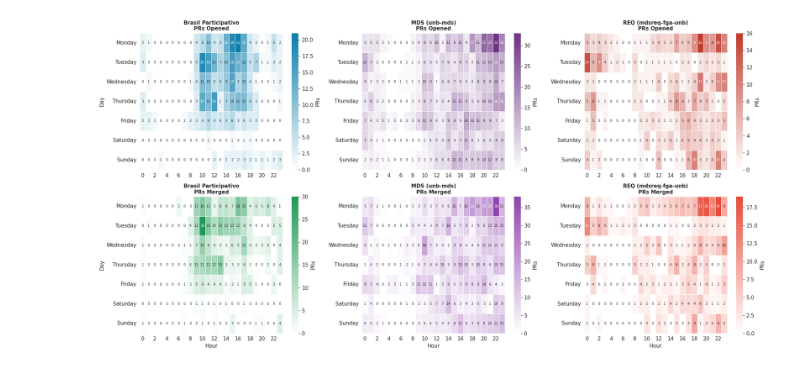
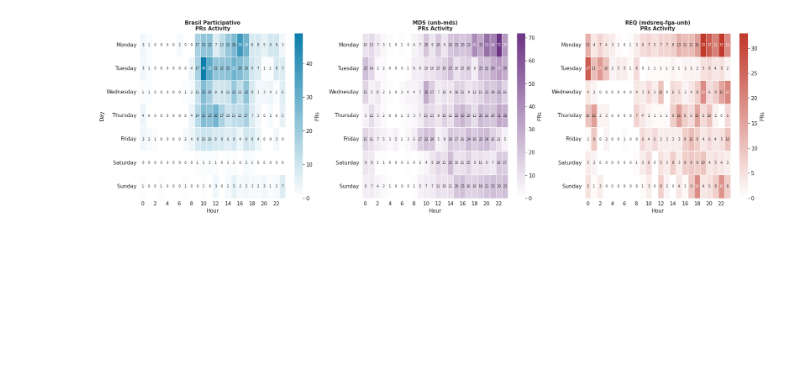
Before and after one commit to lablivre-unb/EbL_Over_PbL, a Jupyter notebook: metrics/notebooks/prs_viz_bp.ipynb, the cells around one changed output. Cells and saved outputs as stored; diff of their text form; code cells hidden in the pictures; blank space fills up the shorter version.

Commit message:
feat: vizs adaptadas para benchmark

```diff
--- a/metrics/notebooks/prs_viz_bp.ipynb
+++ b/metrics/notebooks/prs_viz_bp.ipynb
@@ -152,71 +233,65 @@ def plot_activity_heatmaps_comparison(df_bp, df_mds, df_req):
             data['created_at_br'] = data['created_at']
             data['merged_at_br'] = data['merged_at']
         return data
 
-    def get_heatmap_data(data, column):
-        temp = data[['id', column]].dropna().copy()
-        temp['day_name'] = temp[column].dt.day_name()
-        temp['hour'] = temp[column].dt.hour
-        pivot = temp.groupby(['day_name', 'hour']).size().unstack(fill_value=0)
+    def get_combined_heatmap_data(data):
+        # Combina eventos de created_at e merged_at
+        temp_created = data[['id', 'created_at_br']].dropna().copy()
+        temp_created['day_name'] = temp_created['created_at_br'].dt.day_name()
+        temp_created['hour'] = temp_created['created_at_br'].dt.hour
+
+        temp_merged = data[['id', 'merged_at_br']].dropna().copy()
+        temp_merged['day_name'] = temp_merged['merged_at_br'].dt.day_name()
+        temp_merged['hour'] = temp_merged['merged_at_br'].dt.hour
+
+        # Concatena os dois DataFrames
+        temp_combined = pd.concat([
+            temp_created[['day_name', 'hour']],
+            temp_merged[['day_name', 'hour']]
+        ])
+
+        pivot = temp_combined.groupby(['day_name', 'hour']).size().unstack(fill_value=0)
         days_order = ['Monday', 'Tuesday', 'Wednesday', 'Thursday', 'Friday', 'Saturday', 'Sunday']
         pivot = pivot.reindex(days_order).fillna(0).astype(int)
         for h in range(24):
             if h not in pivot.columns:
                 pivot[h] = 0
         return pivot[sorted(pivot.columns)]
 
-    # Criação dos Colormaps baseados nas suas variáveis
-    cmap_bp_open = LinearSegmentedColormap.from_list("bp_open", ["#ffffff", BP_PRIMARY])
-    cmap_bp_merge = LinearSegmentedColormap.from_list("bp_merge", ["#ffffff", BP_SECONDARY])
-
-    cmap_req_open = LinearSegmentedColormap.from_list("req_open", ["#ffffff", REQ_PRIMARY])
-    cmap_req_merge = LinearSegmentedColormap.from_list("req_merge", ["#ffffff", REQ_SECONDARY])
-
-    cmap_mds_open = LinearSegmentedColormap.from_list("mds_open", ["#ffffff", MDS_PRIMARY])
-    cmap_mds_merge = LinearSegmentedColormap.from_list("mds_merge", ["#ffffff", MDS_SECONDARY])
+    # Criação dos Colormaps baseados nas variáveis
+    cmap_bp = LinearSegmentedColormap.from_list("bp", ["#ffffff", BP_PRIMARY])
+    cmap_mds = LinearSegmentedColormap.from_list("mds", ["#ffffff", MDS_PRIMARY])
+    cmap_req = LinearSegmentedColormap.from_list("req", ["#ffffff", REQ_PRIMARY])
 
     df_bp = prepare_data(df_bp)
     df_mds = prepare_data(df_mds)
     df_req = prepare_data(df_req)
 
-    fig, axes = plt.subplots(2, 3, figsize=(20, 10))
+    fig, axes = plt.subplots(1, 3, figsize=(20, 6))
 
-    # Essa parte é para utilizar a paleta de cores definida para Brasil Participativo, MDS e Requisitos
+    # PRs Activity combinando opened + merged
+    sns.heatmap(get_combined_heatmap_data(df_bp), cmap=cmap_bp, annot=True, fmt='d', linewidths=.5, ax=axes[0], cbar_kws={'label': 'PRs'}, annot_kws={'size': 7})
+    axes[0].set_title(f'{org_title}\nPRs Activity', fontsize=11, fontweight='bold')
 
-    sns.heatmap(get_heatmap_data(df_bp, 'created_at_br'), cmap=cmap_bp_open, annot=True, fmt='d', linewidths=.5, ax=axes[0,0], cbar_kws={'label': 'PRs'}, annot_kws={'size': 7})
-    axes[0,0].set_title(f'{org_title}\nPRs Opened', fontsize=11, fontweight='bold')
+    sns.heatmap(get_combined_heatmap_data(df_mds), cmap=cmap_mds, annot=True, fmt='d', linewidths=.5, ax=axes[1], cbar_kws={'label': 'PRs'}, annot_kws={'size': 7})
+    axes[1].set_title(f'{mds_title}\nPRs Activity', fontsize=11, fontweight='bold')
 
-    sns.heatmap(get_heatmap_data(df_bp, 'merged_at_br'), cmap=cmap_bp_merge, annot=True, fmt='d', linewidths=.5, ax=axes[1,0], cbar_kws={'label': 'PRs'}, annot_kws={'size': 7})
-    axes[1,0].set_title(f'{org_title}\nPRs Merged', fontsize=11, fontweight='bold')
-
-    sns.heatmap(get_heatmap_data(df_mds, 'created_at_br'), cmap=cmap_mds_open, annot=True, fmt='d', linewidths=.5, ax=axes[0,1], cbar_kws={'label': 'PRs'}, annot_kws={'size': 7})
-    axes[0,1].set_title(f'{mds_title}\nPRs Opened', fontsize=11, fontweight='bold')
-
-    sns.heatmap(get_heatmap_data(df_mds, 'merged_at_br'), cmap=cmap_mds_merge, annot=True, fmt='d', linewidths=.5, ax=axes[1,1], cbar_kws={'label': 'PRs'}, annot_kws={'size': 7})
-    axes[1,1].set_title(f'{mds_title}\nPRs Merged', fontsize=11, fontweight='bold')
-
-    sns.heatmap(get_heatmap_data(df_req, 'created_at_br'), cmap=cmap_req_open, annot=True, fmt='d', linewidths=.5, ax=axes[0,2], cbar_kws={'label': 'PRs'}, annot_kws={'size': 7})
-    axes[0,2].set_title(f'{req_title}\nPRs Opened', fontsize=11, fontweight='bold')
-
-    sns.heatmap(get_heatmap_data(df_req, 'merged_at_br'), cmap=cmap_req_merge, annot=True, fmt='d', linewidths=.5, ax=axes[1,2], cbar_kws={'label': 'PRs'}, annot_kws={'size': 7})
-    axes[1,2].set_title(f'{req_title}\nPRs Merged', fontsize=11, fontweight='bold')
+    sns.heatmap(get_combined_heatmap_data(df_req), cmap=cmap_req, annot=True, fmt='d', linewidths=.5, ax=axes[2], cbar_kws={'label': 'PRs'}, annot_kws={'size': 7})
+    axes[2].set_title(f'{req_title}\nPRs Activity', fontsize=11, fontweight='bold')
 
     # Ajustes de Labels
     for ax in axes.flat:
         ax.set_ylabel('')
-        ax.set_xlabel('')
+        ax.set_xlabel('Hour')
 
-    for i in range(3):
-        axes[1, i].set_xlabel('Hour')
-    for i in range(2):
-        axes[i, 0].set_ylabel('Day')
+    axes[0].set_ylabel('Day')
 
     plt.tight_layout()
     plt.show()
 
 plot_activity_heatmaps_comparison(df, df_mds, df_req)
 # %% [output]
-[figure, old version]
+[figure, new version]
 # %%
 def plot_code_metabolics_all():
     from matplotlib.gridspec import GridSpec
```
Also changed, not shown: parts of 12 cells of this notebook.
